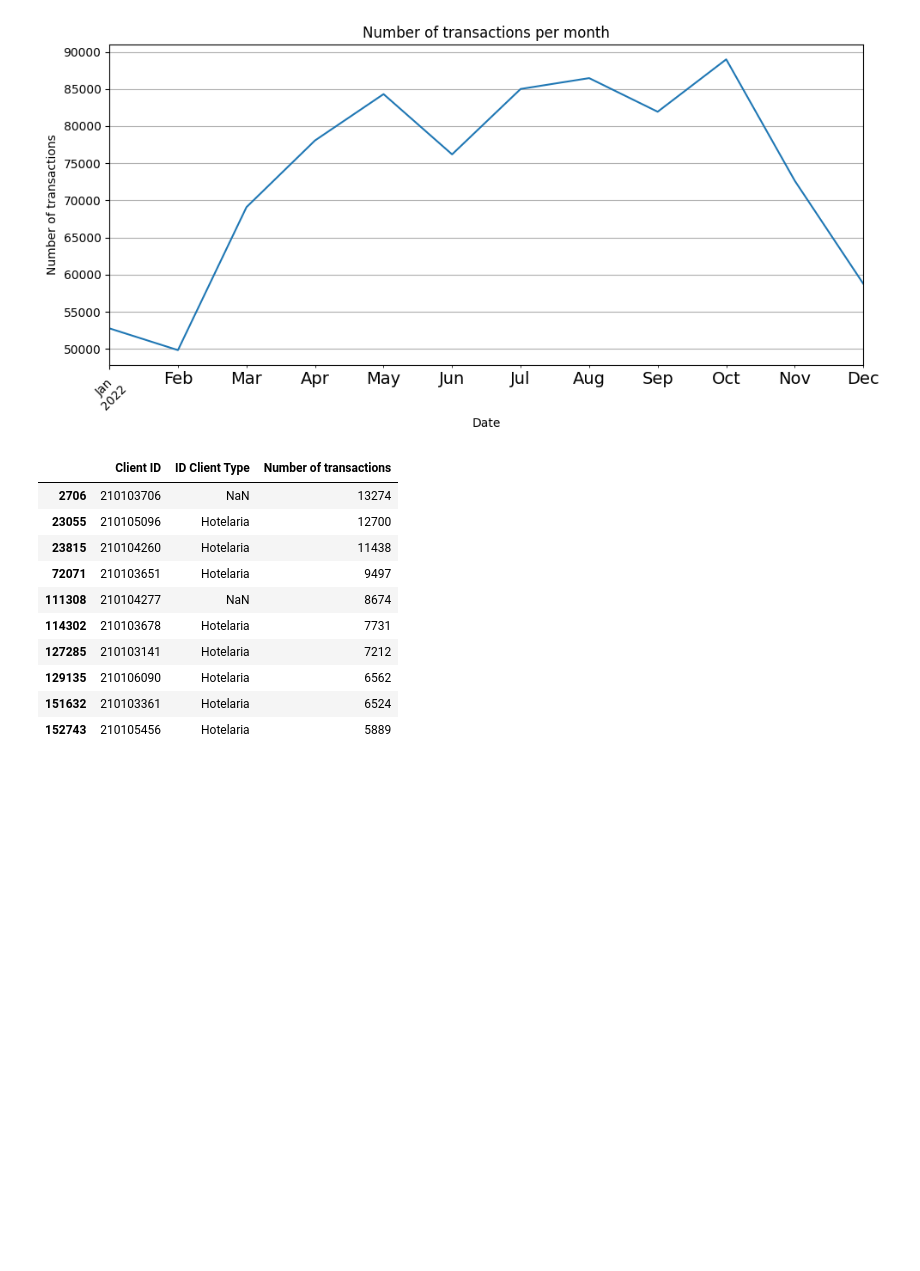
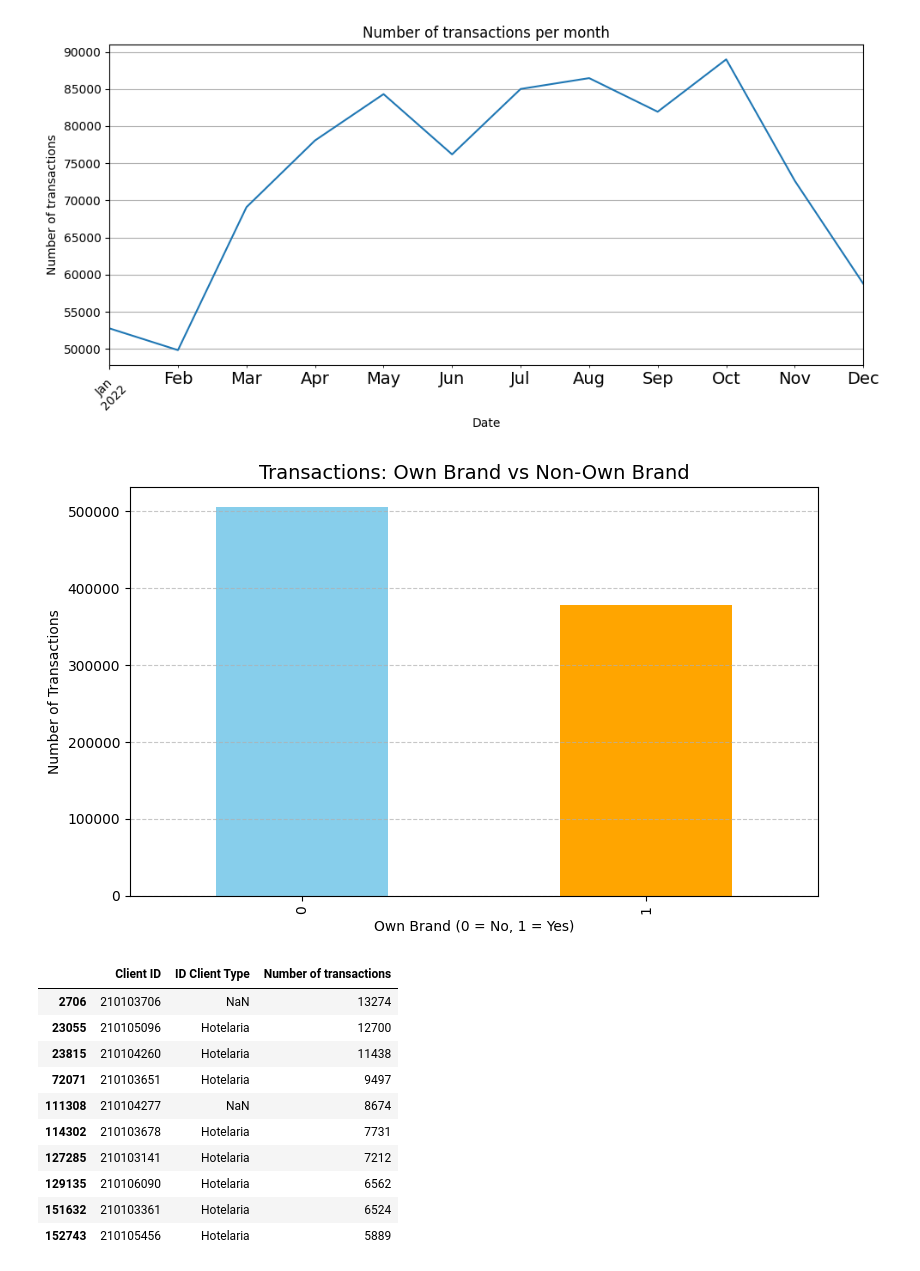
Before and after one commit to philippedut/BC_DA_Rechio, a Jupyter notebook: Notebooks/Main.ipynb, the cells around one changed output. Cells and saved outputs as stored; diff of their text form; code cells hidden in the pictures; blank space fills up the shorter version.

```diff
--- a/Notebooks/Main.ipynb
+++ b/Notebooks/Main.ipynb
@@ -530,6 +530,18 @@ plt.tight_layout()
 plt.show()
 # %% [output]
 [figure]
+# %%
+df['Own Brand'].value_counts().plot(kind='bar', figsize=(8, 5), color=['skyblue', 'orange'])
+plt.title('Transactions: Own Brand vs Non-Own Brand', fontsize=plots_Title_fontSize, color=plots_Title_textColour)
+plt.xlabel('Own Brand (0 = No, 1 = Yes)', fontsize=subPlots_xAxis_fontSize)
+plt.ylabel('Number of Transactions', fontsize=subPlots_yAxis_fontSize)
+plt.xticks(fontsize=subPlots_xAxis_fontSize)
+plt.yticks(fontsize=subPlots_yAxis_fontSize)
+plt.grid(axis='y', linestyle='--', alpha=0.7)
+plt.tight_layout()
+plt.show()
+# %% [output]
+[figure, added]
 # %%
 # table with the top 10 clients, the client type and the number of transactions
 
```
Also changed, not shown: parts of 2 cells of this notebook.
